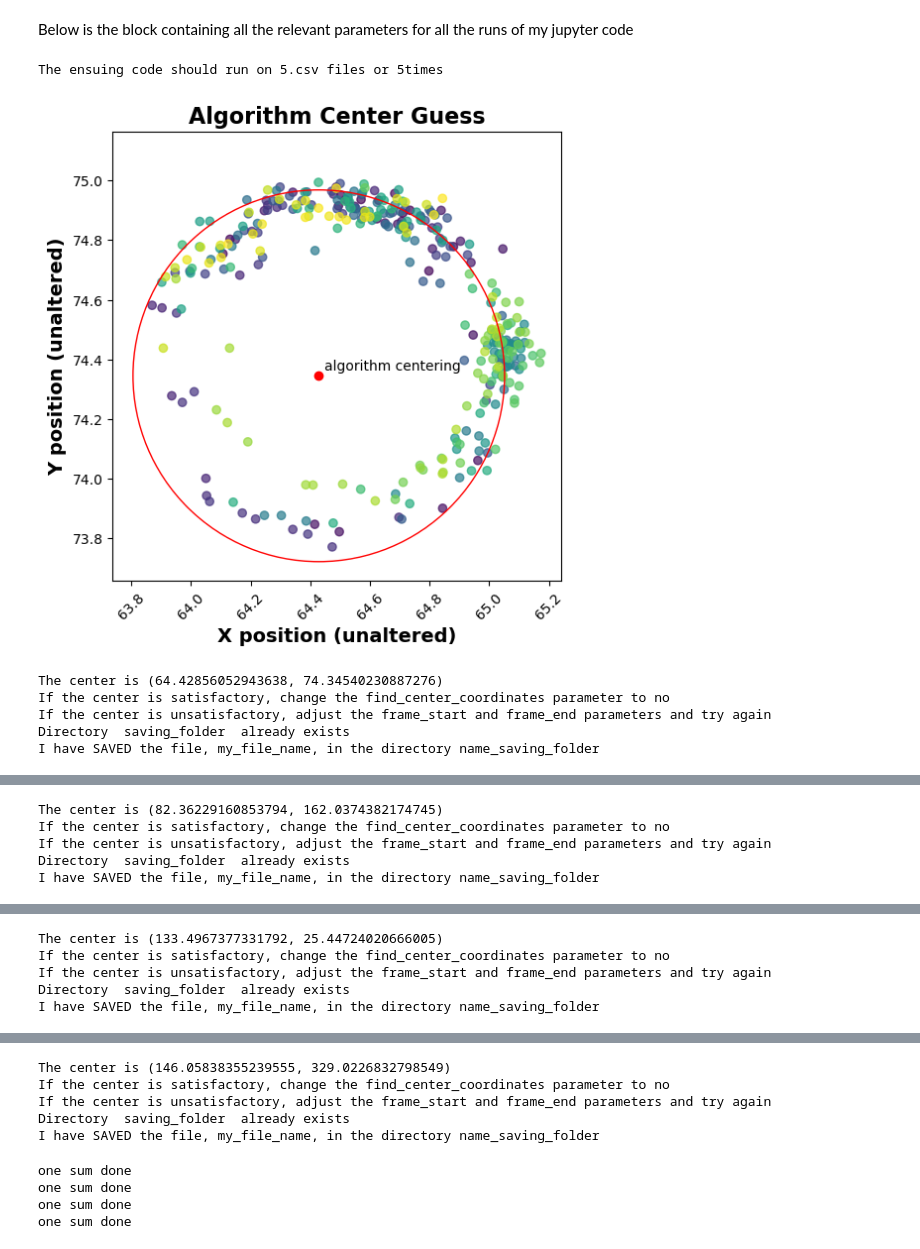
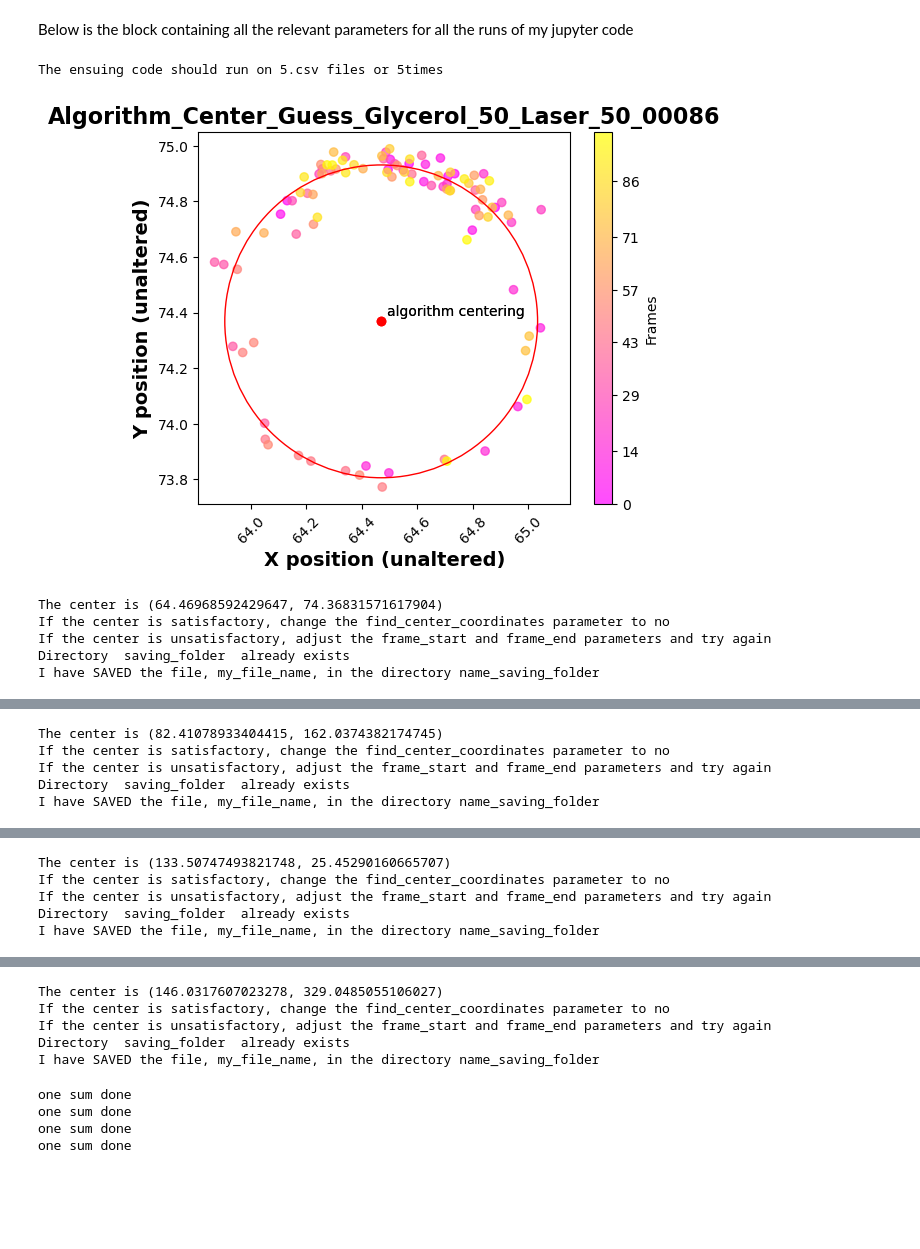
Before and after one commit to bobby3755/DORA, a Jupyter notebook: Batch_Processing_Example.ipynb, the cells around one changed output, grey strips where cells are left out. Cells and saved outputs as stored; diff of their text form; code cells hidden in the pictures; blank space fills up the shorter version.

```diff
--- a/Batch_Processing_Example.ipynb
+++ b/Batch_Processing_Example.ipynb
@@ -5,12 +5,14 @@ import os # imports os tools to help interate thorugh and manipulate folders
 Below is the block containing all the relevant parameters for all the runs of my jupyter code
 # %%
 #universal parameters
-file_name = 'RecBCD.csv'  # 00086.csv or
+file_name = '00021.csv'  # 00086.csv or
 pixel_size = 154  # in nanometers
 time_step = 20  # miliseconds per frame in trajectory movie
 frame_start = 0  # enter 0 to start from beginning of dataset
-frame_end = -1  # enter -1 to end at the last value of the data set
-first_zero_end = 'yes'  # yes to cut off all values after first 0,0 = x,y
+frame_end = 100  # enter -1 to end at the last value of the data set
+cmap = "spring" # enter a color map string from this https://matplotlib.org/2.0.2/examples/color/colormaps_reference.html
+exp_tag = "Glycerol_50_Laser_50" # a tag that caries the name of the experiment
+first_zero_end = 'no'  # yes to cut off all values after first 0,0 = x,y
 
 
 #downsampling parameters
@@ -180,42 +182,42 @@ for file_name in my_files:
         os.chdir(target_folder)
 
         #Run DORA find_center, but filename is controlled as the iterable
-        initial_parameters = [file_name,time_step, frame_start, frame_end, first_zero_end]
+        initial_parameters = [file_name,time_step, frame_start, frame_end, cmap, exp_tag,first_zero_end]
         center, data, ind_invalid_reading, data_back = DORA.find_center(*initial_parameters)
 
         #Run DORA downsample,
         downsample_parameters = [bin_size, processing, data, center, time_step, pixel_size, frame_start, frame_end]
         down_sampled_df = DORA.downsample(*downsample_parameters)
 
         #Run DORA Table
         table_parameters = [down_sampled_df, ind_invalid_reading, rad_filter_type_upper,
                             rad_filter_type_lower, z_up, z_down, dist_high, dist_low, bin_size, data_back,save_table,file_name]
         data, avt_good, avt_bad, data_final_final = DORA.table(*table_parameters)
 
         # #Trajectory map parameters
         # #used with 2D or 3D
         # tajectory_map_parameters = [down_sampled_df, plot_type, display_center, title, x_axis_label, y_axis_label, z_axis_label, unit,
         # pixel_min, pixel_max, axis_increment_nm, axis_increment_pixel, nm_min, nm_max, save_plot, frame_start, frame_end, time_step]
 
         # #Angle Versus Time (AVT or avt) parameters
         # # used with rad_fitler, find_sus_angle, angular_continuous_filtered
         # avt_parameters = [down_sampled_df, plot_type, display_center, ind_invalid_reading, rad_filter_type_upper,
         #                 rad_filter_type_lower, z_up, z_down, dist_high, dist_low, graph_style, bin_size, frame_start, frame_end,
         #                 display_center, title, x_axis_label, y_axis_label, z_axis_label, unit, pixel_min, pixel_max,
         #                 axis_increment_nm, axis_increment_pixel, nm_min, nm_max, save_plot, data_back]
 
         # # DORA.graph(plot_type,*tajectory_map_parameters)
         # DORA.graph(plot_type,*avt_parameters)
 
 
         #Run DORA Collect Variable
 
         DataTable, col, file_name, sample_conditions = [avt_good, "Delta Angle", file_name, "G50L50_4.21.2022_"]
         DORA.collect_variable(DataTable, col, file_name, sample_conditions,name_saving_folder)
 # %% [output]
 The ensuing code should run on 5.csv files or 5times
-[figure, old version]
+[figure, new version]
-The center is (64.42856052943638, 74.34540230887276)
+The center is (64.46968592429647, 74.36831571617904)
 If the center is satisfactory, change the find_center_coordinates parameter to no
 If the center is unsatisfactory, adjust the frame_start and frame_end parameters and try again
 Directory  saving_folder  already exists
@@ -224,4 +226,4 @@ I have SAVED the file, my_file_name, in the directory name_saving_folder
-The center is (82.36229160853794, 162.0374382174745)
+The center is (82.41078933404415, 162.0374382174745)
 If the center is satisfactory, change the find_center_coordinates parameter to no
 If the center is unsatisfactory, adjust the frame_start and frame_end parameters and try again
 Directory  saving_folder  already exists
@@ -230,4 +232,4 @@ I have SAVED the file, my_file_name, in the directory name_saving_folder
-The center is (133.4967377331792, 25.44724020666005)
+The center is (133.50747493821748, 25.45290160665707)
 If the center is satisfactory, change the find_center_coordinates parameter to no
 If the center is unsatisfactory, adjust the frame_start and frame_end parameters and try again
 Directory  saving_folder  already exists
@@ -236,4 +238,4 @@ I have SAVED the file, my_file_name, in the directory name_saving_folder
-The center is (146.05838355239555, 329.0226832798549)
+The center is (146.0317607023278, 329.0485055106027)
 If the center is satisfactory, change the find_center_coordinates parameter to no
 If the center is unsatisfactory, adjust the frame_start and frame_end parameters and try again
 Directory  saving_folder  already exists
```
Also changed, not shown: parts of 1 cell of this notebook, 2 other files.
